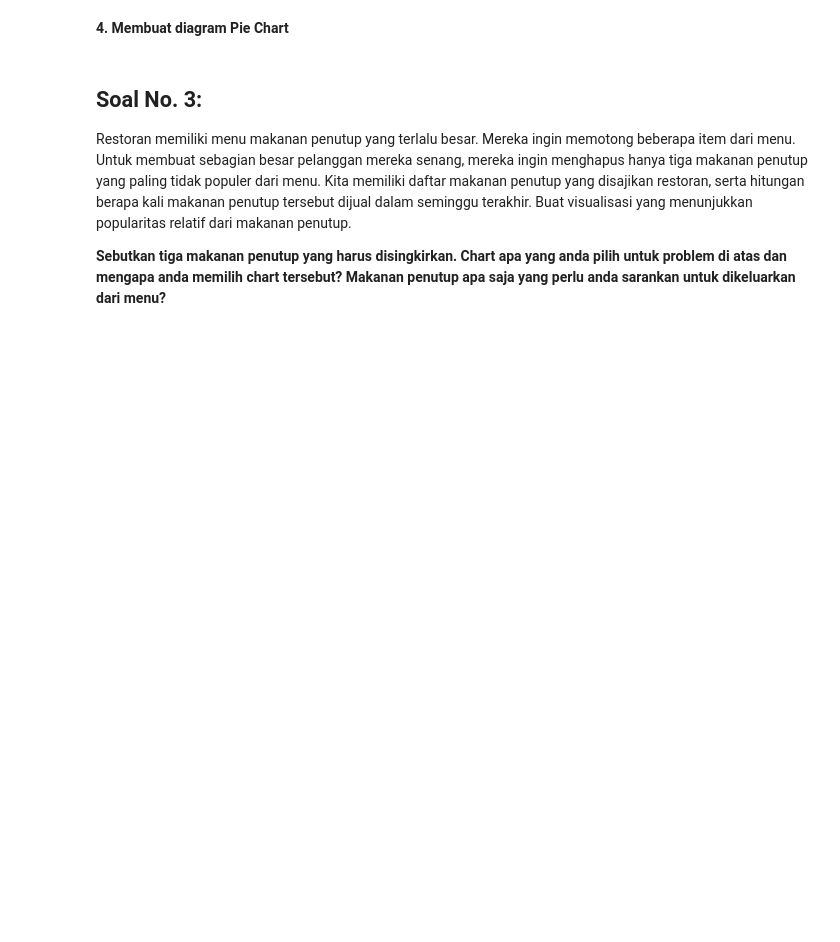
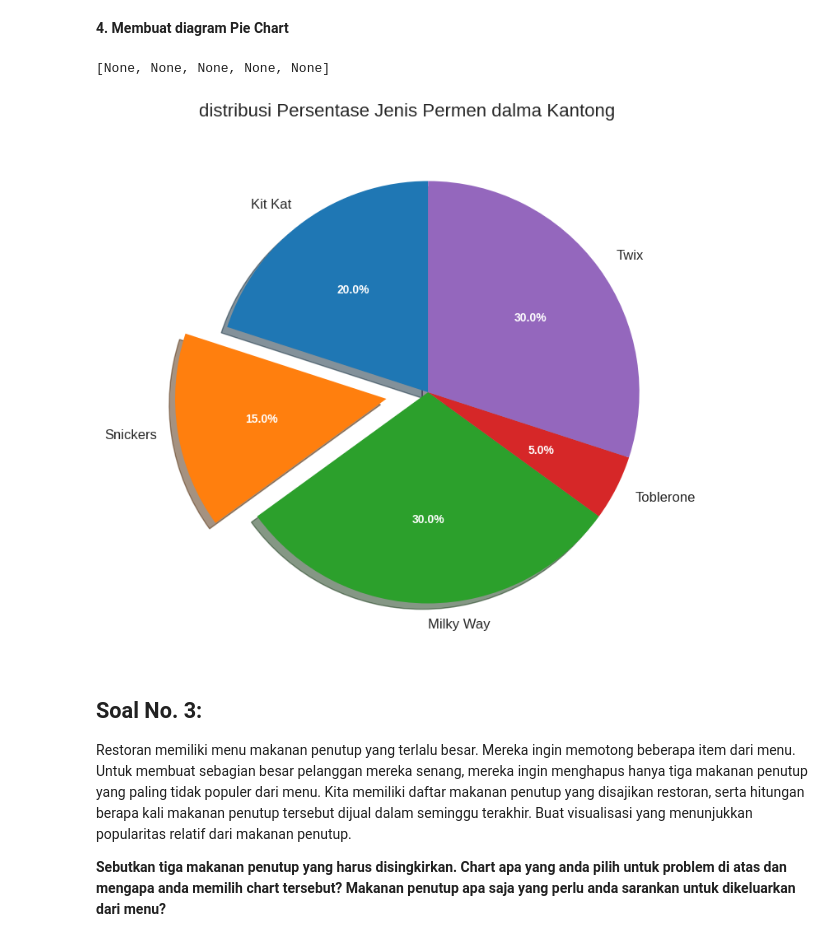
Before and after one commit to notnsas/data-science-application-college-task, a Jupyter notebook: mid_test/UTS_data_science_application_college_subject.ipynb, the cells around one changed output. Drawn from its saved outputs; the diff is of its cells as text; code cells hidden in the pictures; blank space fills up the shorter version.

Commit message:
No. 2: Making a pie chart diagram

```diff
--- a/mid_test/UTS_data_science_application_college_subject.ipynb
+++ b/mid_test/UTS_data_science_application_college_subject.ipynb
@@ -164,7 +164,31 @@ percentages = (candy_counts / total_candies) * 100
 # Kita akna menonjolkan slice 'snickers'
 explode = [0] * len(candy_names) # Membuat list berisi 0
 snickers_index = candy_names.index('Snickers')
-explode[snickers_index] = 0.1 # Memberi sedikit jarak pada slice snickers
+explode[snickers_index] = 0.2 # Memberi sedikit jarak pada slice snickers
+# %%
+# Membuat Pie chart
+fig, ax = plt.subplots(figsize=(8, 8)) # Membuat figure dan axes
+wedges, texts, autotexts = ax.pie(
+    candy_counts,
+    labels=candy_names,
+    autopct='%1.1f%%', # Format persentase pada slice (1 angka dibelakang koma)
+    startangle=90, # Memulai slice pertama pada sudut 90 derajat (posisi jam 12)
+    explode=explode, # Menonjolkan slice snickers
+    shadow=True # Menambahkansedikit bayangan untuk efek visual
+)
+
+# Menambahkan judul
+ax.set_title('distribusi Persentase Jenis Permen dalma Kantong', fontsize=16, pad=20)
+
+# Memastikan chart berbentuk lingkaran sempurna
+ax.axis('equal')
+
+# Mengatur properti teks agar lebih mudah dibaca
+plt.setp(autotexts, size=10, weight='bold', color='w')
+plt.setp(texts, size=12)
+# %% [output]
+[None, None, None, None, None]
+[figure, added]
 # %% [markdown]
 ## **Soal No. 3:**
 
```
